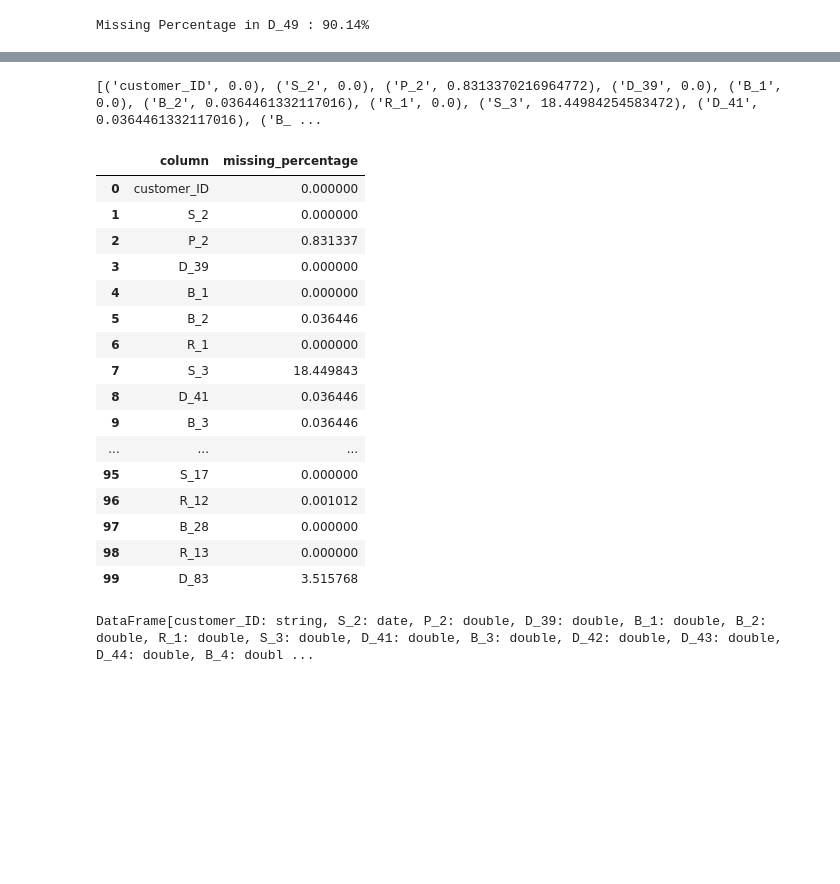
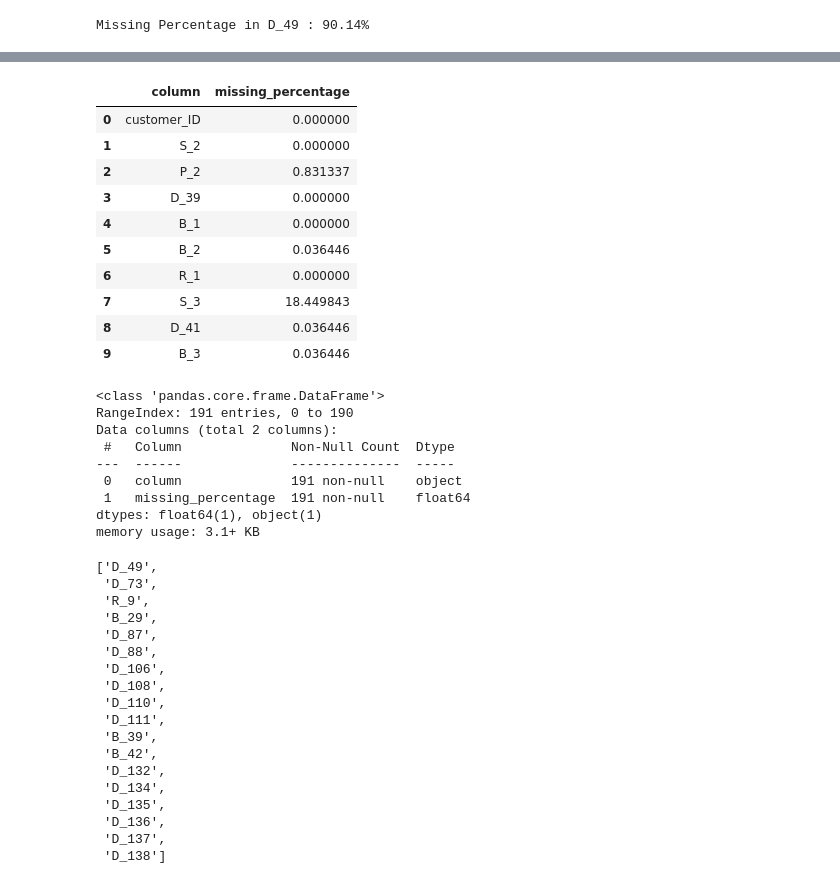
Before and after one commit to RithikDatascientist/potfolio, a Jupyter notebook: Default_Prediction/notebooks/Default_train_EDA.ipynb, the cells around one changed output, grey strips where cells are left out. Cells and saved outputs as stored; diff of their text form; code cells hidden in the pictures; blank space fills up the shorter version.

```diff
--- a/Default_Prediction/notebooks/Default_train_EDA.ipynb
+++ b/Default_Prediction/notebooks/Default_train_EDA.ipynb
@@ -154,6 +71,4 @@ from pyspark.sql import functions as f
 # %%
-result = [ missing_percent(c) for c in joined_df.columns]
-print(result)
+# result = [ missing_percent(c) for c in joined_df.columns]
+# print(result)
-# %% [output]
-[('customer_ID', 0.0), ('S_2', 0.0), ('P_2', 0.8313370216964772), ('D_39', 0.0), ('B_1', 0.0), ('B_2', 0.0364461332117016), ('R_1', 0.0), ('S_3', 18.44984254583472), ('D_41', 0.0364461332117016), ('B_ ...
 # %%
@@ -164,27 +81,51 @@ missing_df.to_csv('missing_pct.csv', index=False, header=True)
 # %%
 pd.set_option('display.max_rows',None)
 # %%
-df = pd.read_csv(r'C:\potfolio\Default_Prediction\notebooks\missing_pct.csv')
-df.head(100)
+missing_pct_df = pd.read_csv(r'C:\potfolio\Default_Prediction\data\raw\missing_pct.csv')
+missing_pct_df.head(10)
 # %% [output]
 |  | column | missing_percentage |
 | 0 | customer_ID | 0.000000 |
 | 1 | S_2 | 0.000000 |
 | 2 | P_2 | 0.831337 |
 | 3 | D_39 | 0.000000 |
 | 4 | B_1 | 0.000000 |
 | 5 | B_2 | 0.036446 |
 | 6 | R_1 | 0.000000 |
 | 7 | S_3 | 18.449843 |
 | 8 | D_41 | 0.036446 |
 | 9 | B_3 | 0.036446 |
-| ... | ... | ... |
-| 95 | S_17 | 0.000000 |
-| 96 | R_12 | 0.001012 |
-| 97 | B_28 | 0.000000 |
-| 98 | R_13 | 0.000000 |
-| 99 | D_83 | 3.515768 |
-# %%
-joined_df.unpersist()
-# %% [output]
-DataFrame[customer_ID: string, S_2: date, P_2: double, D_39: double, B_1: double, B_2: double, R_1: double, S_3: double, D_41: double, B_3: double, D_42: double, D_43: double, D_44: double, B_4: doubl ...
+# %%
+missing_pct_df.info()
+# %% [output]
+<class 'pandas.core.frame.DataFrame'>
+RangeIndex: 191 entries, 0 to 190
+Data columns (total 2 columns):
+ #   Column              Non-Null Count  Dtype
+---  ------              --------------  -----
+ 0   column              191 non-null    object
+ 1   missing_percentage  191 non-null    float64
+dtypes: float64(1), object(1)
+memory usage: 3.1+ KB
+# %%
+drop_columns = missing_pct_df[missing_pct_df["missing_percentage"] >= 90]["column"].tolist()
+drop_columns
+# %% [output]
+['D_49',
+ 'D_73',
+ 'R_9',
+ 'B_29',
+ 'D_87',
+ 'D_88',
+ 'D_106',
+ 'D_108',
+ 'D_110',
+ 'D_111',
+ 'B_39',
+ 'B_42',
+ 'D_132',
+ 'D_134',
+ 'D_135',
+ 'D_136',
+ 'D_137',
+ 'D_138']
```
Also changed, not shown: parts of 15 cells of this notebook, 1 other file.
